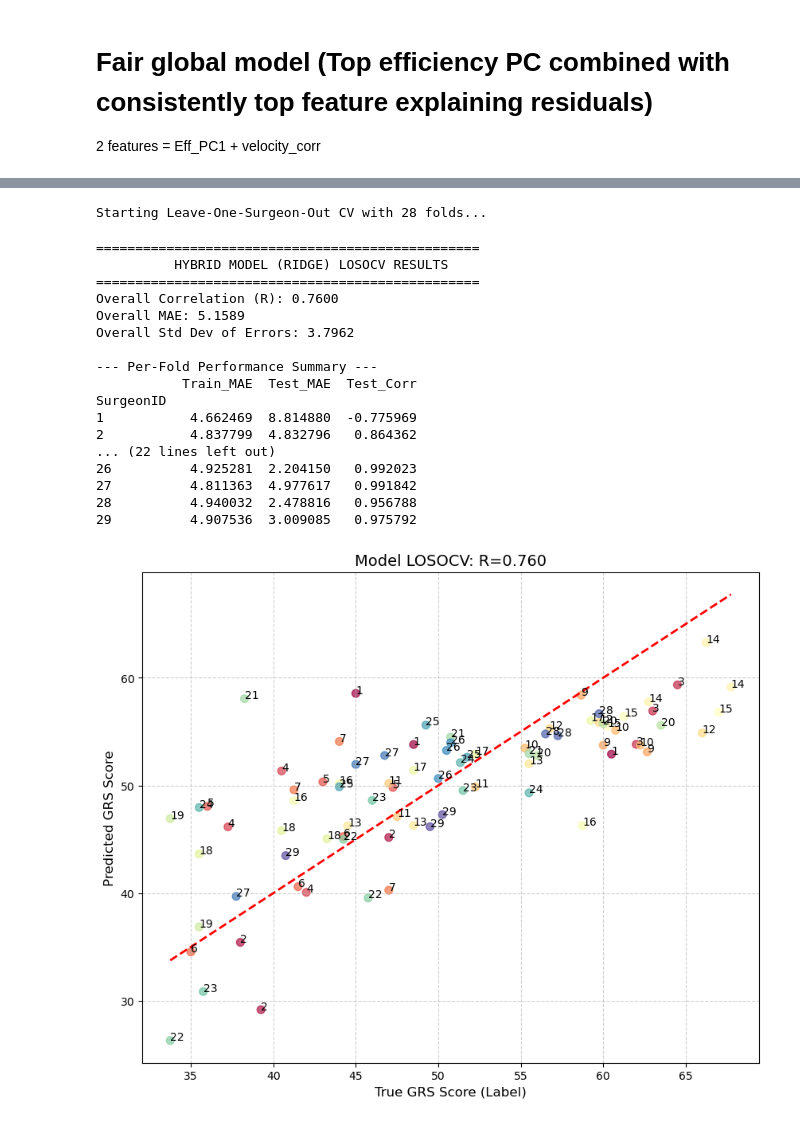
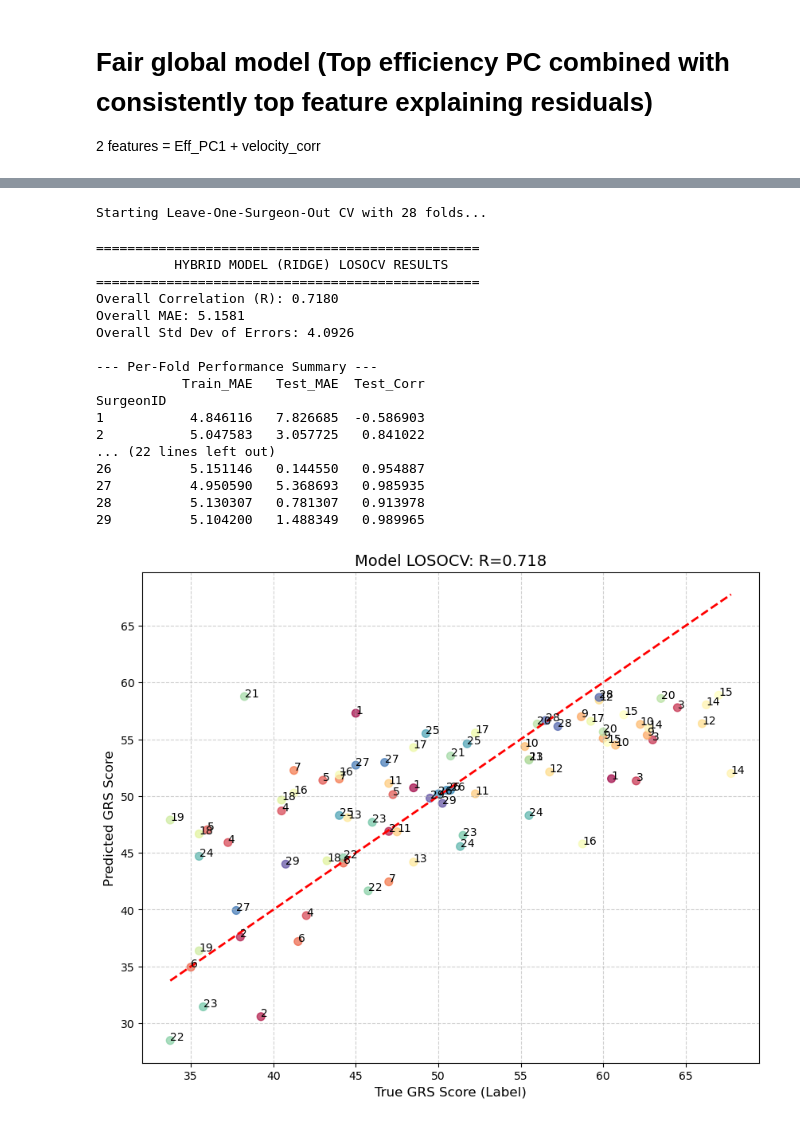
Before and after one commit to FinnWeikert/master-project, a Jupyter notebook: notebooks/landmark_video_features.ipynb, the cells around one changed output, grey strips where cells are left out. Drawn from its saved outputs; the diff is of its cells as text; code cells hidden in the pictures.

```diff
--- a/notebooks/landmark_video_features.ipynb
+++ b/notebooks/landmark_video_features.ipynb
@@ -312,33 +234,0 @@ exploratory_cols = [col for col in feature_cols if col not in right_global_featu
-# %%
-exploratory_cols = [
- 'orientation_entropy_Left',
- 'pose_variability_Left',
- 'angular_velocity_mean_Left',
- 'rotation_per_cm_Left',
- 'orientation_entropy_Right',
- 'pose_variability_Right',
- 'angular_velocity_mean_Right',
- 'rotation_per_cm_Right',
- 'mean_velocity_Left',
- 'rms_accel_Left',
- 'nmu_peaks_Left',
- 'efficiency_Left',
- 'duty_cycle_Left',
- 'mean_abs_angle_change_Left',
- 'intermittency_ratio_Left',
- 'fraction_tracked_Left',
- 'mean_velocity_Right',
- 'rms_accel_Right',
- 'efficiency_Right',
- 'duty_cycle_Right',
- 'mean_abs_angle_change_Right',
- 'intermittency_ratio_Right',
- 'fraction_tracked_Right',
- 'velocity_corr',
- 'velocity_corr_moving',
- 'interhand_dist_mean',
- 'interhand_dist_std',
- 'movement_overlap_ratio',
- 'interhand_dist_cv',
- 'interhand_dist_change_rms',
- 'velocity_ratio']
@@ -361,7 +274,7 @@ X = df_all_metrics[feature_cols].values
 y = df_all_metrics['QRS_Overal'].values
 surgeon_ids = df_all_metrics['Participant Number'].values
 
-for i in range(1):
+for i in range(3):
     print("Number of features to select:", i+1)
     unique_surgeons = np.unique(surgeon_ids)
     all_fold_preds = []
@@ -797,8 +789,13 @@ from tqdm import tqdm
 # 4. Feature columns are PC1, PC2, PC3, BoW_2, BoW_20.
 # ------------------------------
 
-feature_cols = [col for col in ['total_path_Right', 'total_duration_Right', 'num_reversals_Right', 'nmu_peaks_Right']]#, 'velocity_corr']]
-additional_feature_cols = ['velocity_corr'] #['mean_abs_angle_change_Right']#['Rocket_PC27', 'Rocket_PC7', 'Rocket_PC19', 'Rocket_PC5', 'Rocket_PC24', 'Rocket_PC40']  # 'Rocket_PC25', 'Rocket_PC21', 'Rocket_PC22'
+feature_cols = [col for col in ['num_reversals_Right',
+ 'nmu_peaks_Right',
+ 'total_duration_Left',
+ 'nmu_peaks_Left',
+ 'total_path_Right',
+ 'ldlj_smoothness_Left']]#['total_path_Right', 'total_duration_Right', 'num_reversals_Right', 'nmu_peaks_Right']]#, 'velocity_corr']]
+additional_feature_cols = []#['velocity_corr']#, 'Case_3'] #['mean_abs_angle_change_Right']#['Rocket_PC27', 'Rocket_PC7', 'Rocket_PC19', 'Rocket_PC5', 'Rocket_PC24', 'Rocket_PC40']  # 'Rocket_PC25', 'Rocket_PC21', 'Rocket_PC22'
 all_feature_cols = feature_cols + additional_feature_cols
 X = df_all_metrics[all_feature_cols].values
 y = df_all_metrics['QRS_Overal'].values
@@ -909,41 +906,41 @@ scatter = plt.scatter(
     s=50,
     alpha=0.7
 )
 
 for i, sid in enumerate(surgeon_ids):
     plt.annotate(f'{sid}', (all_fold_true[i], all_fold_preds[i]))
 
 # Diagonal Line (Perfect prediction)
 plt.plot(
     [min(final_true_scores), max(final_true_scores)],
     [min(final_true_scores), max(final_true_scores)],
     'r--',
     lw=2,
     label='Ideal Prediction (y=x)'
 )
 
 plt.xlabel("True GRS Score (Label)", fontsize=12)
 plt.ylabel("Predicted GRS Score", fontsize=12)
 plt.title(f"Model LOSOCV: R={hybrid_corr:.3f}", fontsize=14)
 plt.grid(True, linestyle='--', alpha=0.6)
 plt.show()
 # %% [output]
 Starting Leave-One-Surgeon-Out CV with 28 folds...
 =================================================
           HYBRID MODEL (RIDGE) LOSOCV RESULTS
 =================================================
-Overall Correlation (R): 0.7600
-Overall MAE: 5.1589
-Overall Std Dev of Errors: 3.7962
+Overall Correlation (R): 0.7180
+Overall MAE: 5.1581
+Overall Std Dev of Errors: 4.0926
 
 --- Per-Fold Performance Summary ---
-           Train_MAE  Test_MAE  Test_Corr
+           Train_MAE   Test_MAE  Test_Corr
 SurgeonID
-1           4.662469  8.814880  -0.775969
-2           4.837799  4.832796   0.864362
+1           4.846116   7.826685  -0.586903
+2           5.047583   3.057725   0.841022
 ... (22 lines left out)
-26          4.925281  2.204150   0.992023
-27          4.811363  4.977617   0.991842
-28          4.940032  2.478816   0.956788
-29          4.907536  3.009085   0.975792
+26          5.151146   0.144550   0.954887
+27          4.950590   5.368693   0.985935
+28          5.130307   0.781307   0.913978
+29          5.104200   1.488349   0.989965
-[figure, old version]
+[figure, new version]
```
Also changed, not shown: parts of 19 cells of this notebook, 15 other files.
